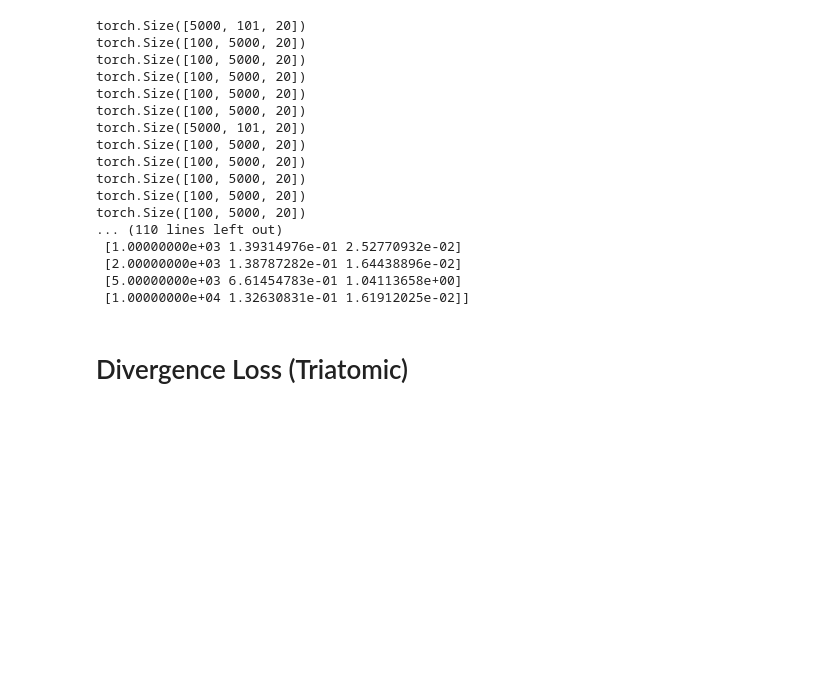
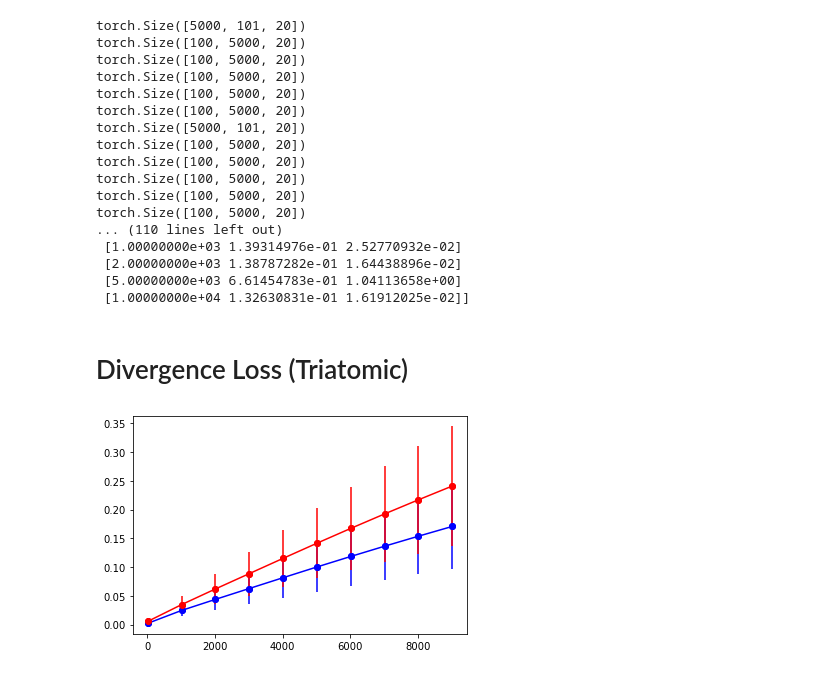
Before and after one commit to jakublala/md-neural-ode, a Jupyter notebook: playground.ipynb, the cells around one changed output. Cells and saved outputs as stored; diff of their text form; code cells hidden in the pictures; blank space fills up the shorter version.

Commit message:
plotting and playground

```diff
--- a/playground.ipynb
+++ b/playground.ipynb
@@ -997,3 +997,78 @@ torch.Size([100, 5000, 20])
  [1.00000000e+04 1.32630831e-01 1.61912025e-02]]
 # %% [markdown]
 # Divergence Loss (Triatomic)
+# %%
+import numpy as np
+import matplotlib.pyplot as plt
+
+def x(v_0, x_0, t):
+    k = 1.0
+    m = 0.5
+    w_0 = np.sqrt(k/m)
+    v_0 = v_0.reshape(-1, 1)
+    x_0 = x_0.reshape(-1, 1)
+    t = t.reshape(1, -1)
+    return v_0 / w_0 * np.sin(w_0 * t) + x_0 * np.cos(w_0 * t)
+
+def v(v_0, x_0, t):
+    k = 1.0
+    m = 0.5
+    w_0 = np.sqrt(k/m)
+    v_0 = v_0.reshape(-1, 1)
+    x_0 = x_0.reshape(-1, 1)
+    t = t.reshape(1, -1)
+    return v_0 * np.cos(w_0 * t) - w_0 * x_0 * np.sin(w_0 * t)
+
+
+data = np.load('results/spring/diatomic_data.npy')
+data = np.swapaxes(data, 0, 1)
+
+dt = 0.1
+
+# niters = 8000
+# plt.plot(data[0, :niters, 1])
+# x_0 = data[0, 0, 1]
+# v_0 = data[0, 0, 0]
+# t = np.arange(dt, niters*dt+dt, dt)
+# plt.plot(x(v_0, x_0, t))
+# plt.xlim(niters-10, niters)
+# plt.show()
+
+means_x = []
+stds_x = []
+
+means_v = []
+stds_v = []
+
+traj_lengths = list(range(10, 10001, 1000))
+for i, l in enumerate(traj_lengths):
+    # truth at time l
+    t = np.arange(1, l+1) / 10
+    x_true = x(data[:, 0, 0], data[:, 0, 1], t)
+    v_true = v(data[:, 0, 0], data[:, 0, 1], t)
+
+    # abs difference
+    diff_x = np.mean(np.abs(data[:, 1:l+1, 1] - x_true), axis=-1)
+    diff_v = np.mean(np.abs(data[:, 1:l+1, 0] - v_true), axis=-1)
+
+    # mean across samples
+    mean_x = np.mean(diff_x, axis=0)
+    mean_v = np.mean(diff_v, axis=0)
+    std_x = np.std(diff_x, axis=0)
+    std_v = np.std(diff_v, axis=0)
+
+    means_x.append(mean_x)
+    stds_x.append(std_x)
+    means_v.append(mean_v)
+    stds_v.append(std_v)
+
+
+
+plt.plot(traj_lengths, means_x, 'bo-')
+plt.plot(traj_lengths, means_v, 'ro-')
+plt.errorbar(traj_lengths, means_x, stds_x, fmt='bo')
+plt.errorbar(traj_lengths, means_v, stds_v, fmt='ro')
+
+plt.show()
+# %% [output]
+[figure, added]
```
Also changed, not shown: parts of 6 cells of this notebook, 20 other files.
